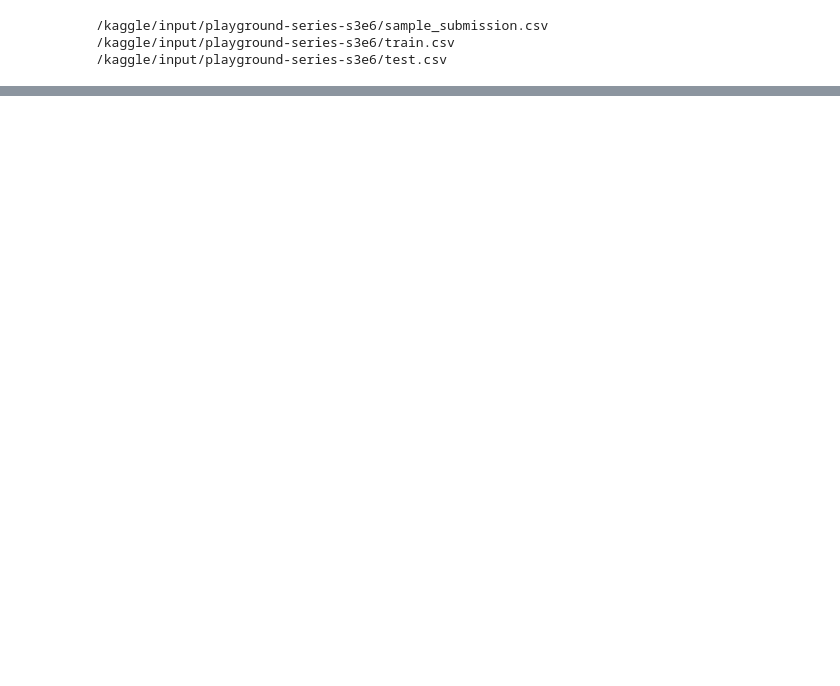
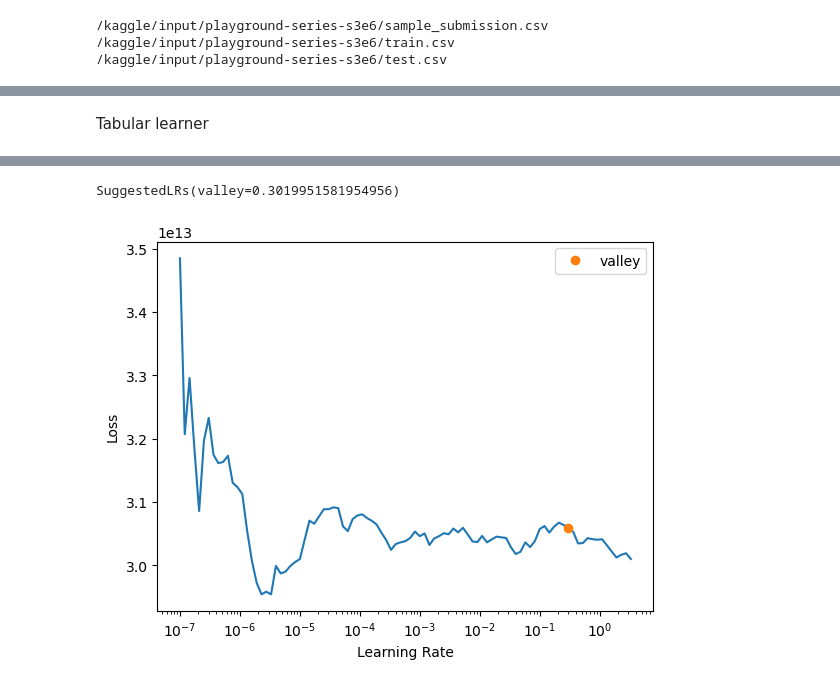
Before and after one commit to rubanzasilva/ps-S03E06, a Jupyter notebook: ps-s03e06.ipynb, the cells around one changed output, grey strips where cells are left out. Saved outputs shown, nothing was run; the diff lists cells and outputs as text; code cells hidden in the pictures; blank space fills up the shorter version.

```diff
--- a/ps-s03e06.ipynb
+++ b/ps-s03e06.ipynb
@@ -22,0 +47,4 @@ for dirname, _, filenames in os.walk('/kaggle/input'):
+# %%
+train_df = pd.read_csv(path/'train.csv', index_col='id')
+test_df = pd.read_csv(path/'test.csv', index_col = 'id')
+sample_df = pd.read_csv(path/'sample_submission.csv', index_col = 'id')
@@ -22,0 +123,8 @@ for dirname, _, filenames in os.walk('/kaggle/input'):
+# %%
+splits = RandomSplitter(valid_pct=0.2)(range_of(train_df))
+# %%
+to = TabularPandas(train_df, procs=[Categorify, FillMissing,Normalize],
+                   cat_names = ['hasYard','hasPool','cityPartRange','numPrevOwners','isNewBuilt','hasStormProtector','hasStorageRoom','hasGuestRoom'],
+                   cont_names = ['squareMeters','numberOfRooms','floors','cityCode','made','basement','attic','garage',],
+                   y_names='price',
+                   splits=splits)
@@ -22,0 +138,2 @@ for dirname, _, filenames in os.walk('/kaggle/input'):
+# %%
+dls = to.dataloaders(bs=64)
@@ -22,0 +154,6 @@ for dirname, _, filenames in os.walk('/kaggle/input'):
+# %% [markdown]
+Tabular learner
+# %%
+learn = tabular_learner(dls, metrics=rmse)
+learn.lr_find()
+# %% [output]
@@ -22,0 +161,2 @@ for dirname, _, filenames in os.walk('/kaggle/input'):
+SuggestedLRs(valley=0.3019951581954956)
+[figure, added]
```
Also changed, not shown: parts of 27 cells of this notebook.
